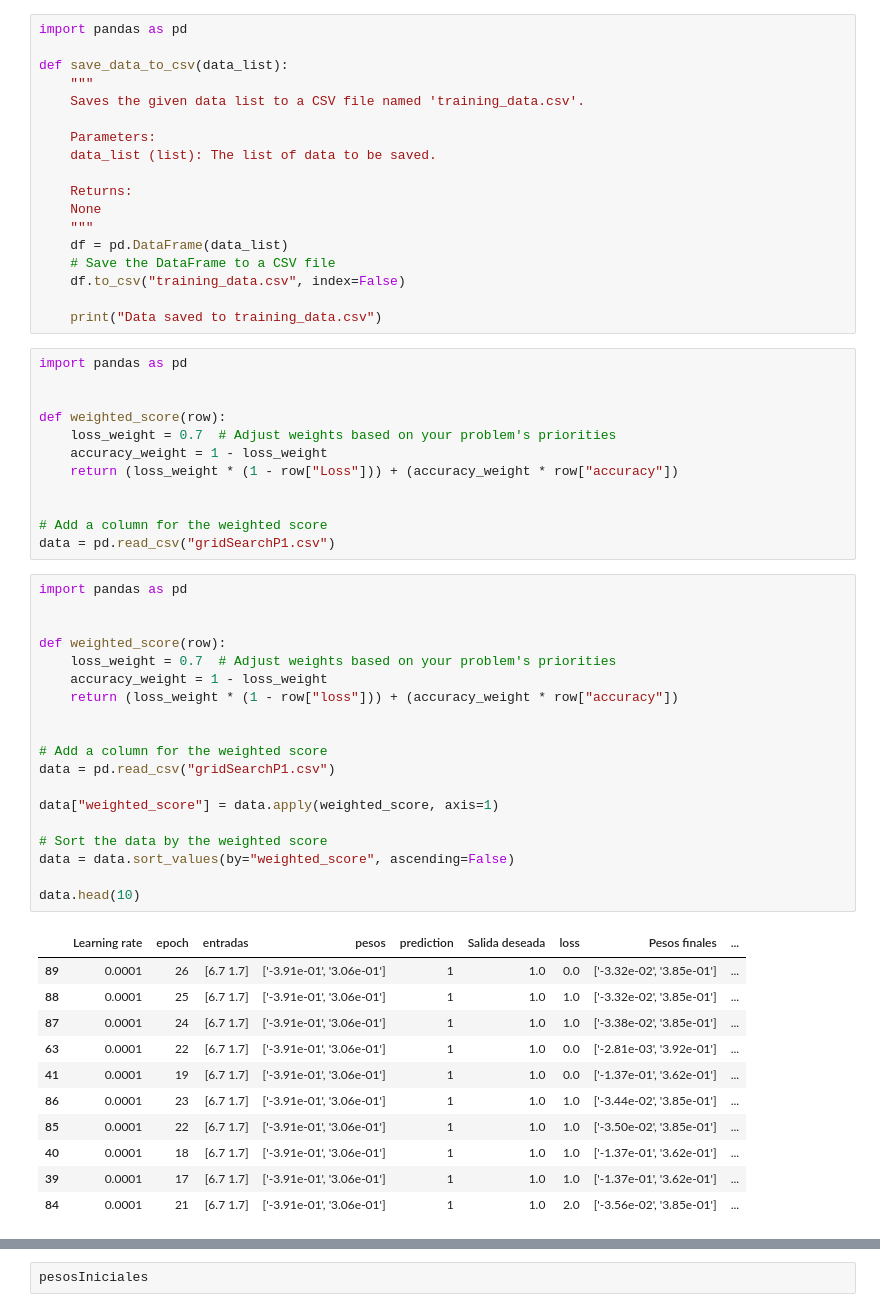
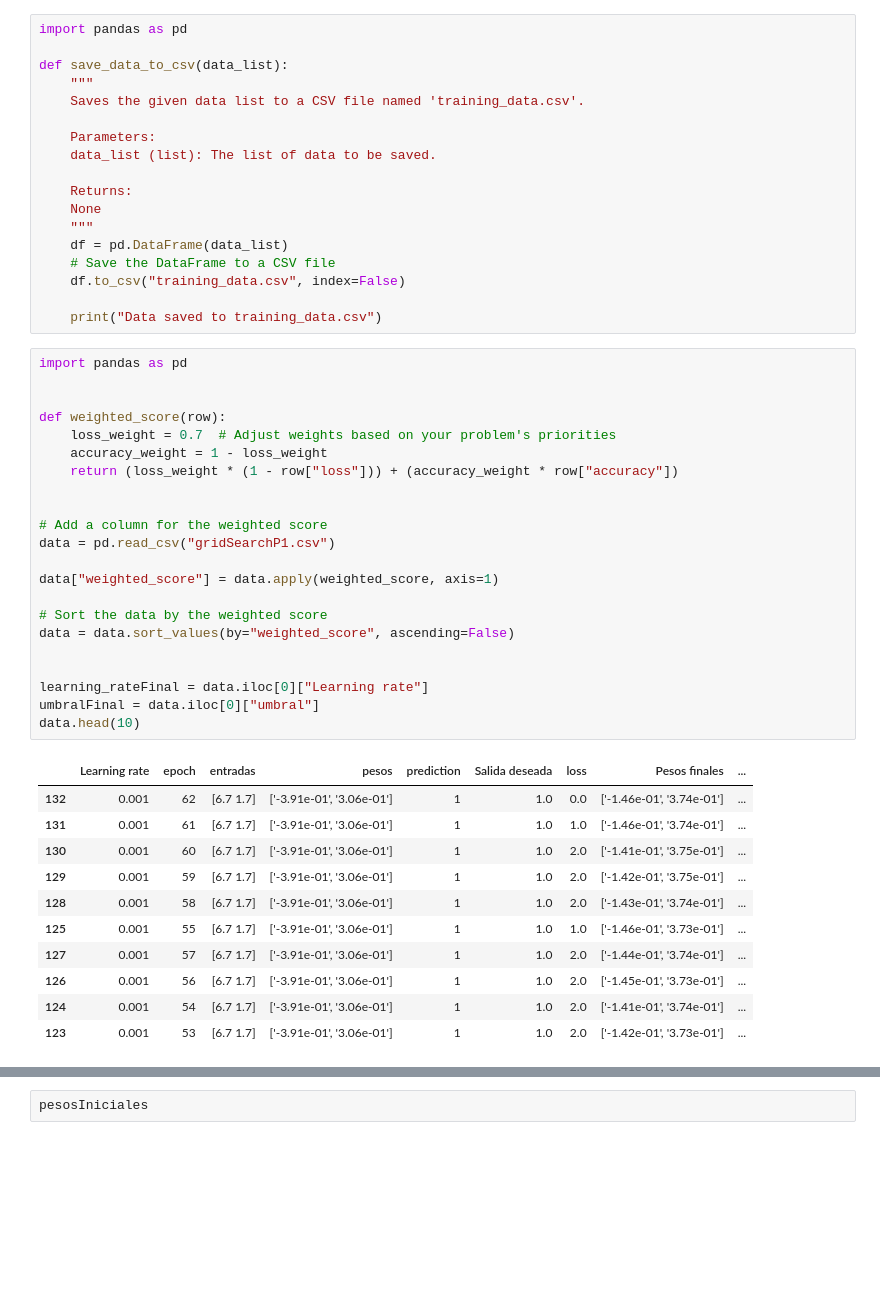
Before and after one commit to Cachaza/IA_LAB02_MLP, a Jupyter notebook: L2P1-Perceptron.ipynb, the cells around one changed output, grey strips where cells are left out. Cells and saved outputs as stored; diff of their text form; blank space fills up the shorter version.

```diff
--- a/L2P1-Perceptron.ipynb
+++ b/L2P1-Perceptron.ipynb
@@ -368,43 +307,34 @@ def save_data_to_csv(data_list):
 # %%
 import pandas as pd
 
 
 def weighted_score(row):
     loss_weight = 0.7  # Adjust weights based on your problem's priorities
     accuracy_weight = 1 - loss_weight
-    return (loss_weight * (1 - row["Loss"])) + (accuracy_weight * row["accuracy"])
+    return (loss_weight * (1 - row["loss"])) + (accuracy_weight * row["accuracy"])
 
 
 # Add a column for the weighted score
 data = pd.read_csv("gridSearchP1.csv")
+
+data["weighted_score"] = data.apply(weighted_score, axis=1)
+
+# Sort the data by the weighted score
+data = data.sort_values(by="weighted_score", ascending=False)
+
+
+learning_rateFinal = data.iloc[0]["Learning rate"]
+umbralFinal = data.iloc[0]["umbral"]
+data.head(10)
+# %% [output]
+|  | Learning rate | epoch | entradas | pesos | prediction | Salida deseada | loss | Pesos finales | ... |
+| 132 | 0.001 | 62 | [6.7 1.7] | ['-3.91e-01', '3.06e-01'] | 1 | 1.0 | 0.0 | ['-1.46e-01', '3.74e-01'] | ... |
+| 131 | 0.001 | 61 | [6.7 1.7] | ['-3.91e-01', '3.06e-01'] | 1 | 1.0 | 1.0 | ['-1.46e-01', '3.74e-01'] | ... |
+| 130 | 0.001 | 60 | [6.7 1.7] | ['-3.91e-01', '3.06e-01'] | 1 | 1.0 | 2.0 | ['-1.41e-01', '3.75e-01'] | ... |
+| 129 | 0.001 | 59 | [6.7 1.7] | ['-3.91e-01', '3.06e-01'] | 1 | 1.0 | 2.0 | ['-1.42e-01', '3.75e-01'] | ... |
+| 128 | 0.001 | 58 | [6.7 1.7] | ['-3.91e-01', '3.06e-01'] | 1 | 1.0 | 2.0 | ['-1.43e-01', '3.74e-01'] | ... |
+| 125 | 0.001 | 55 | [6.7 1.7] | ['-3.91e-01', '3.06e-01'] | 1 | 1.0 | 1.0 | ['-1.46e-01', '3.73e-01'] | ... |
+| 127 | 0.001 | 57 | [6.7 1.7] | ['-3.91e-01', '3.06e-01'] | 1 | 1.0 | 2.0 | ['-1.44e-01', '3.74e-01'] | ... |
+| 126 | 0.001 | 56 | [6.7 1.7] | ['-3.91e-01', '3.06e-01'] | 1 | 1.0 | 2.0 | ['-1.45e-01', '3.73e-01'] | ... |
+| 124 | 0.001 | 54 | [6.7 1.7] | ['-3.91e-01', '3.06e-01'] | 1 | 1.0 | 2.0 | ['-1.41e-01', '3.74e-01'] | ... |
+| 123 | 0.001 | 53 | [6.7 1.7] | ['-3.91e-01', '3.06e-01'] | 1 | 1.0 | 2.0 | ['-1.42e-01', '3.73e-01'] | ... |
-# %%
-import pandas as pd
-
-
-def weighted_score(row):
-    loss_weight = 0.7  # Adjust weights based on your problem's priorities
-    accuracy_weight = 1 - loss_weight
-    return (loss_weight * (1 - row["loss"])) + (accuracy_weight * row["accuracy"])
-
-
-# Add a column for the weighted score
-data = pd.read_csv("gridSearchP1.csv")
-
-data["weighted_score"] = data.apply(weighted_score, axis=1)
-
-# Sort the data by the weighted score
-data = data.sort_values(by="weighted_score", ascending=False)
-
-data.head(10)
-# %% [output]
-|  | Learning rate | epoch | entradas | pesos | prediction | Salida deseada | loss | Pesos finales | ... |
-| 89 | 0.0001 | 26 | [6.7 1.7] | ['-3.91e-01', '3.06e-01'] | 1 | 1.0 | 0.0 | ['-3.32e-02', '3.85e-01'] | ... |
-| 88 | 0.0001 | 25 | [6.7 1.7] | ['-3.91e-01', '3.06e-01'] | 1 | 1.0 | 1.0 | ['-3.32e-02', '3.85e-01'] | ... |
-| 87 | 0.0001 | 24 | [6.7 1.7] | ['-3.91e-01', '3.06e-01'] | 1 | 1.0 | 1.0 | ['-3.38e-02', '3.85e-01'] | ... |
-| 63 | 0.0001 | 22 | [6.7 1.7] | ['-3.91e-01', '3.06e-01'] | 1 | 1.0 | 0.0 | ['-2.81e-03', '3.92e-01'] | ... |
-| 41 | 0.0001 | 19 | [6.7 1.7] | ['-3.91e-01', '3.06e-01'] | 1 | 1.0 | 0.0 | ['-1.37e-01', '3.62e-01'] | ... |
-| 86 | 0.0001 | 23 | [6.7 1.7] | ['-3.91e-01', '3.06e-01'] | 1 | 1.0 | 1.0 | ['-3.44e-02', '3.85e-01'] | ... |
-| 85 | 0.0001 | 22 | [6.7 1.7] | ['-3.91e-01', '3.06e-01'] | 1 | 1.0 | 1.0 | ['-3.50e-02', '3.85e-01'] | ... |
-| 40 | 0.0001 | 18 | [6.7 1.7] | ['-3.91e-01', '3.06e-01'] | 1 | 1.0 | 1.0 | ['-1.37e-01', '3.62e-01'] | ... |
-| 39 | 0.0001 | 17 | [6.7 1.7] | ['-3.91e-01', '3.06e-01'] | 1 | 1.0 | 1.0 | ['-1.37e-01', '3.62e-01'] | ... |
-| 84 | 0.0001 | 21 | [6.7 1.7] | ['-3.91e-01', '3.06e-01'] | 1 | 1.0 | 2.0 | ['-3.56e-02', '3.85e-01'] | ... |
```
Also changed, not shown: parts of 14 cells of this notebook.
